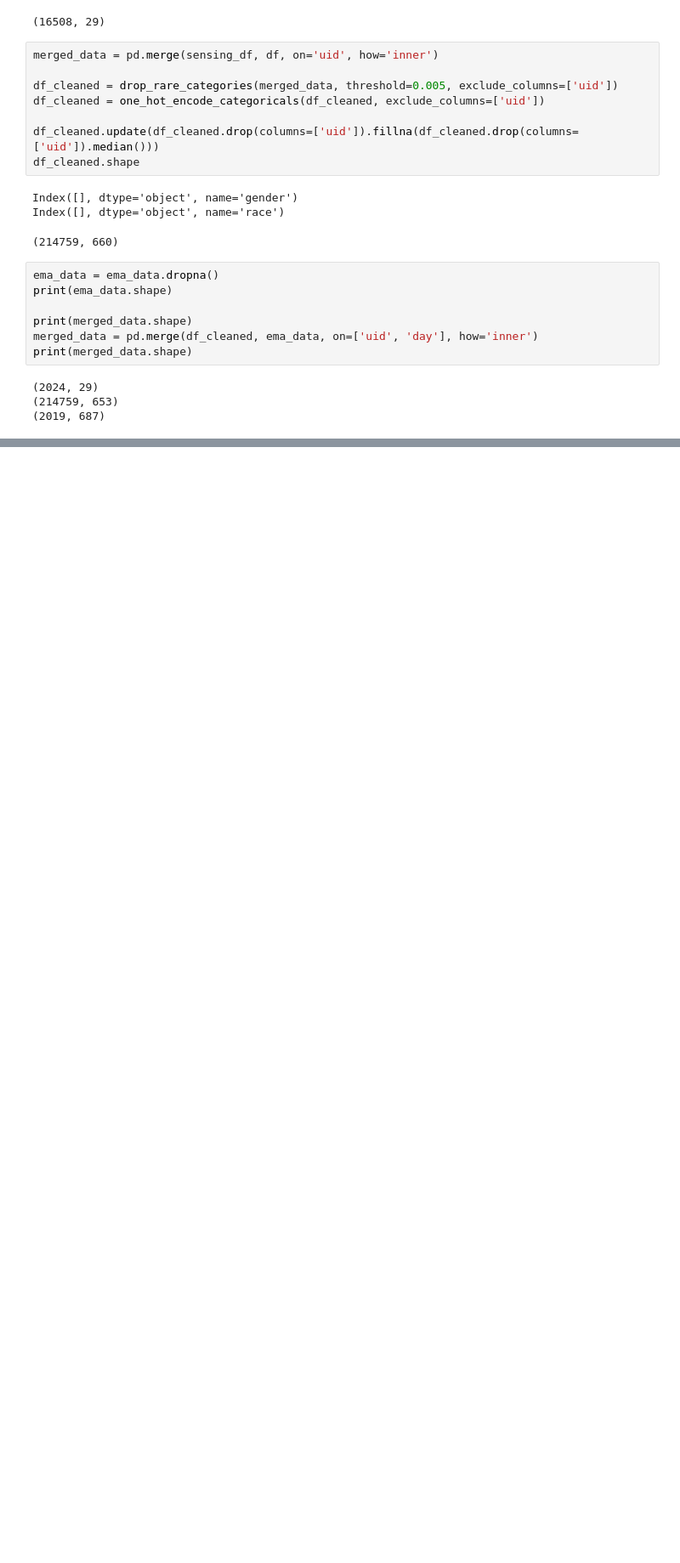
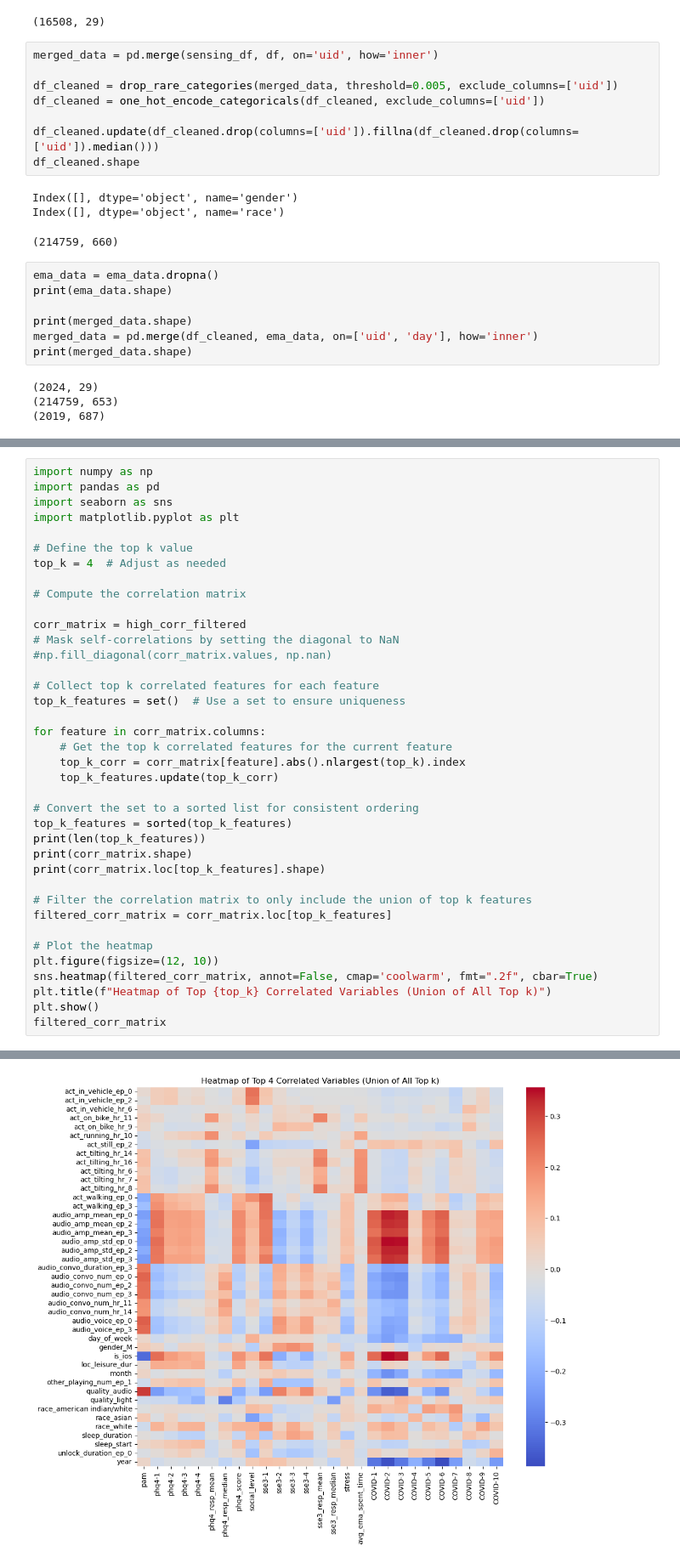
Before and after one commit to DMahjoob/CAIS_DigitalWellbeing, a Jupyter notebook: Preliminary/Week3/Week3_LinearRegression_Spencer.ipynb, the cells around one changed output, grey strips where cells are left out. Shown: that part at 85% size. Saved outputs shown, nothing was run; the diff lists cells and outputs as text; blank space fills up the shorter version.

```diff
--- a/Preliminary/Week3/Week3_LinearRegression_Spencer.ipynb
+++ b/Preliminary/Week3/Week3_LinearRegression_Spencer.ipynb
@@ -130,0 +242,39 @@ merged_data
+# %%
+import numpy as np
+import pandas as pd
+import seaborn as sns
+import matplotlib.pyplot as plt
+
+# Define the top k value
+top_k = 4  # Adjust as needed
+
+# Compute the correlation matrix
+
+corr_matrix = high_corr_filtered
+# Mask self-correlations by setting the diagonal to NaN
+#np.fill_diagonal(corr_matrix.values, np.nan)
+
+# Collect top k correlated features for each feature
+top_k_features = set()  # Use a set to ensure uniqueness
+
+for feature in corr_matrix.columns:
+    # Get the top k correlated features for the current feature
+    top_k_corr = corr_matrix[feature].abs().nlargest(top_k).index
+    top_k_features.update(top_k_corr)
+
+# Convert the set to a sorted list for consistent ordering
+top_k_features = sorted(top_k_features)
+print(len(top_k_features))
+print(corr_matrix.shape)
+print(corr_matrix.loc[top_k_features].shape)
+
+# Filter the correlation matrix to only include the union of top k features
+filtered_corr_matrix = corr_matrix.loc[top_k_features]
+
+# Plot the heatmap
+plt.figure(figsize=(12, 10))
+sns.heatmap(filtered_corr_matrix, annot=False, cmap='coolwarm', fmt=".2f", cbar=True)
+plt.title(f"Heatmap of Top {top_k} Correlated Variables (Union of All Top k)")
+plt.show()
+filtered_corr_matrix
+# %% [output]
@@ -130,0 +284 @@ merged_data
+[figure, added]
```
Also changed, not shown: parts of 18 cells of this notebook.
